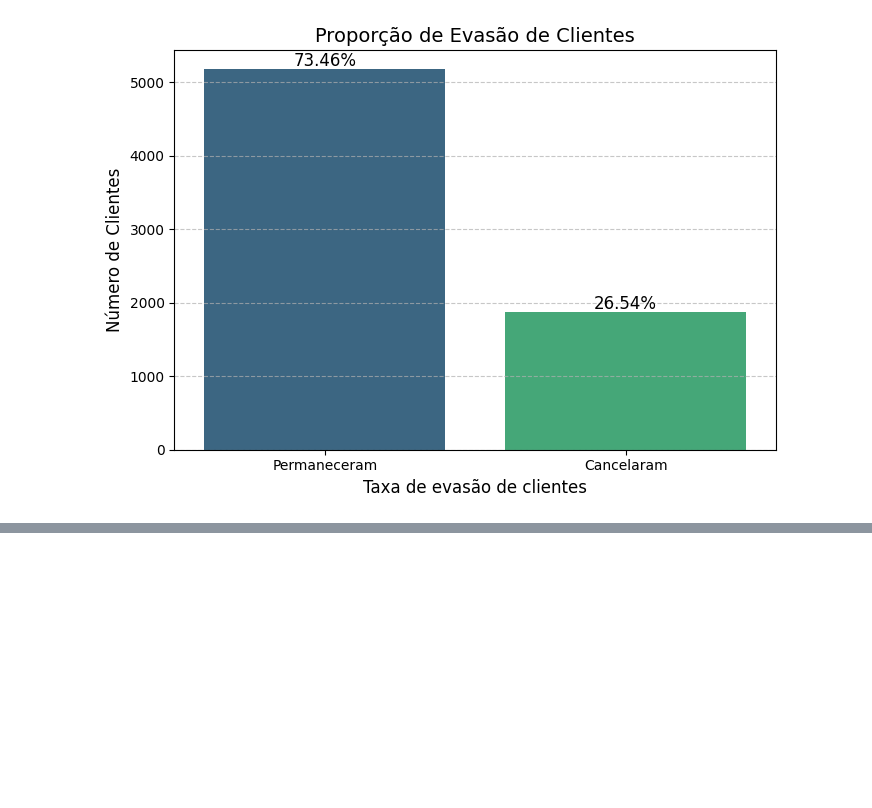
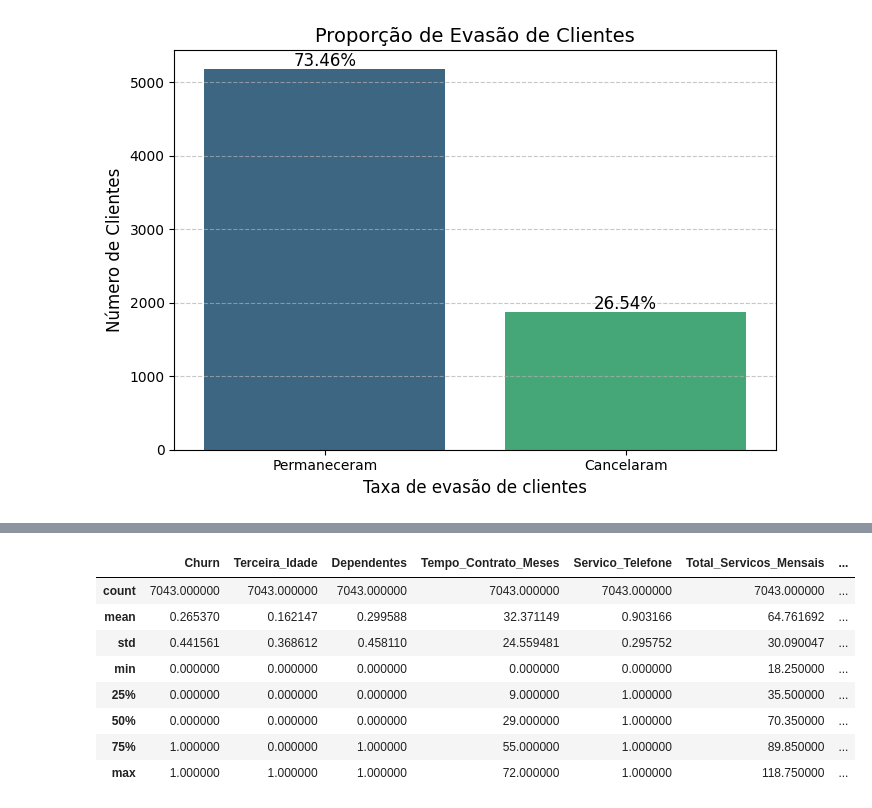
Before and after one commit to GabrielRdev/analise-telecom-x, a Jupyter notebook: notebook/02-analise-telecomx.ipynb, the cells around one changed output, grey strips where cells are left out. Drawn from its saved outputs; the diff is of its cells as text; code cells hidden in the pictures; blank space fills up the shorter version.

Commit message:
feat:: analise descritiva - describe()

```diff
--- a/notebook/02-analise-telecomx.ipynb
+++ b/notebook/02-analise-telecomx.ipynb
@@ -48,0 +57,3 @@ Passing `palette` without assigning `hue` is deprecated and will be removed in v
+# %%
+numeric_cols = df.select_dtypes(include=['number']).columns.tolist()
+numeric_cols
@@ -48,0 +69,13 @@ Passing `palette` without assigning `hue` is deprecated and will be removed in v
+# %%
+descriptive_stats = df[numeric_cols].describe()
+descriptive_stats
+# %% [output]
+|  | Churn | Terceira_Idade | Dependentes | Tempo_Contrato_Meses | Servico_Telefone | Total_Servicos_Mensais | ... |
+| count | 7043.000000 | 7043.000000 | 7043.000000 | 7043.000000 | 7043.000000 | 7043.000000 | ... |
+| mean | 0.265370 | 0.162147 | 0.299588 | 32.371149 | 0.903166 | 64.761692 | ... |
+| std | 0.441561 | 0.368612 | 0.458110 | 24.559481 | 0.295752 | 30.090047 | ... |
+| min | 0.000000 | 0.000000 | 0.000000 | 0.000000 | 0.000000 | 18.250000 | ... |
+| 25% | 0.000000 | 0.000000 | 0.000000 | 9.000000 | 1.000000 | 35.500000 | ... |
+| 50% | 0.000000 | 0.000000 | 0.000000 | 29.000000 | 1.000000 | 70.350000 | ... |
+| 75% | 1.000000 | 0.000000 | 1.000000 | 55.000000 | 1.000000 | 89.850000 | ... |
+| max | 1.000000 | 1.000000 | 1.000000 | 72.000000 | 1.000000 | 118.750000 | ... |
```
Also changed, not shown: parts of 3 cells of this notebook.
